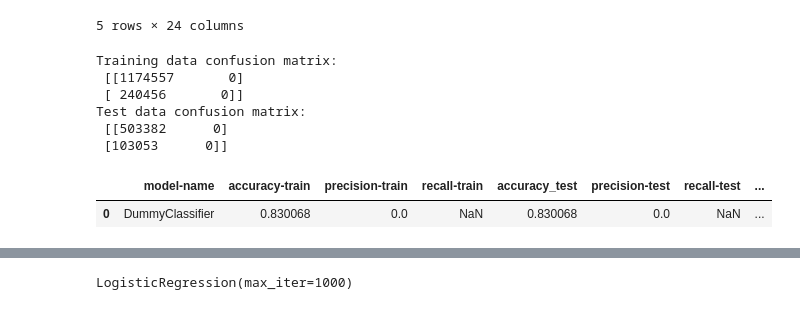
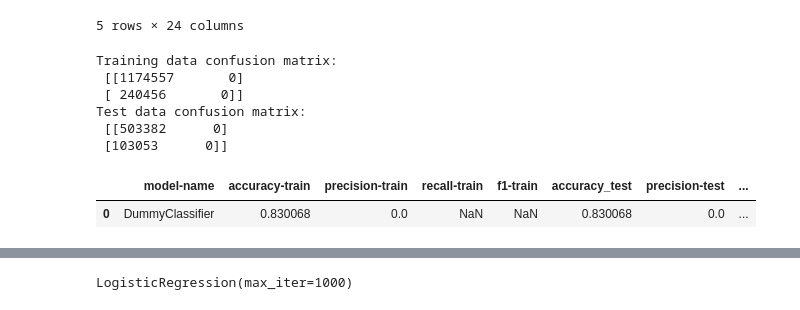
Before and after one commit to sjovicevic/ctr-prediction, a Jupyter notebook: notebooks/01_model_exploration.ipynb, the cells around one changed output, grey strips where cells are left out. Saved outputs shown, nothing was run; the diff lists cells and outputs as text; code cells hidden in the pictures.

```diff
--- a/notebooks/01_model_exploration.ipynb
+++ b/notebooks/01_model_exploration.ipynb
@@ -36,26 +36,25 @@ X_train, X_test, y_train, y_test = train_test_split(X, y, stratify=y, test_size=
 # %%
 outcome = pd.DataFrame()
 dummy_clf = DummyClassifier(strategy= "most_frequent")
 dummy_clf.fit(X_train, y_train)
 temp = model_utils.store_results(name='DummyClassifier',
                                  X_train=X_train,
                                  y_train=y_train,
                                  X_test=X_test,
                                  y_test=y_test,
-                                 model=dummy_clf,
-                                 folds=5)
+                                 model=dummy_clf)
 
 outcome = pd.concat([outcome,temp])
 outcome
 # %% [output]
 Training data confusion matrix:
  [[1174557       0]
  [ 240456       0]]
 Test data confusion matrix:
  [[503382      0]
  [103053      0]]
-|  | model-name | accuracy-train | precision-train | recall-train | accuracy_test | precision-test | recall-test | ... |
-| 0 | DummyClassifier | 0.830068 | 0.0 | NaN | 0.830068 | 0.0 | NaN | ... |
+|  | model-name | accuracy-train | precision-train | recall-train | f1-train | accuracy_test | precision-test | ... |
+| 0 | DummyClassifier | 0.830068 | 0.0 | NaN | NaN | 0.830068 | 0.0 | ... |
 # %%
 scaler = MinMaxScaler()
 X_train[X_train.columns] = scaler.fit_transform(X_train[X_train.columns])
```
Also changed, not shown: parts of 11 cells of this notebook, 1 other file.
